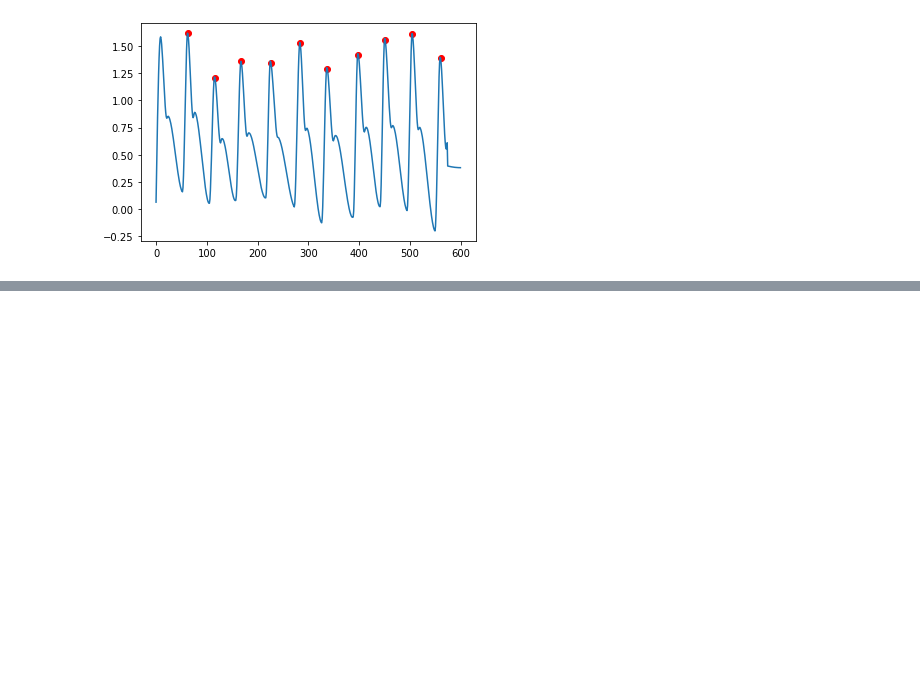
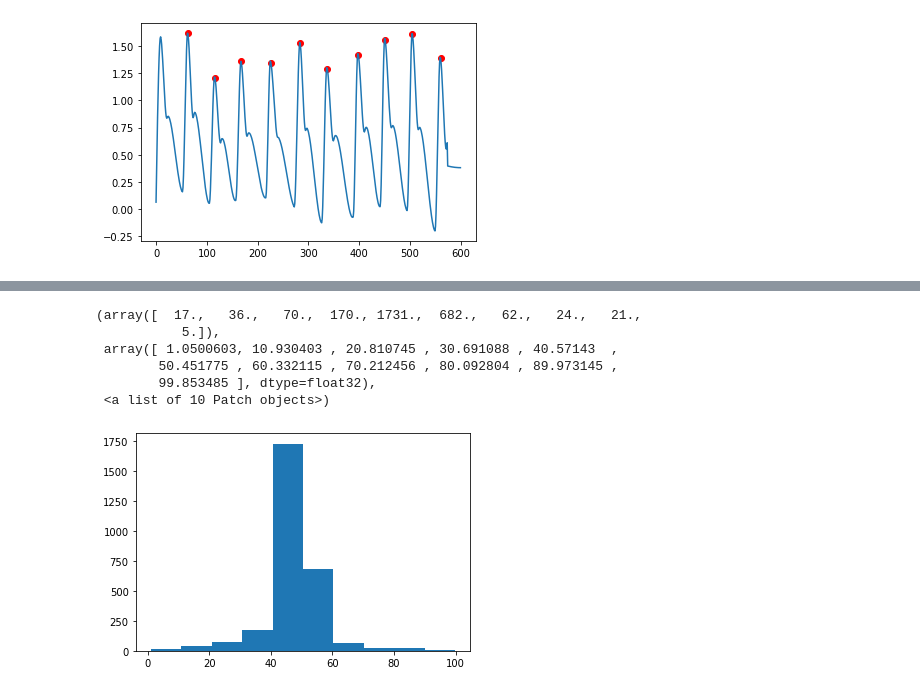
Before and after one commit to epsilon-deltta/spi2nrs, a Jupyter notebook: test.ipynb, the cells around one changed output, grey strips where cells are left out. Cells and saved outputs as stored; diff of their text form; code cells hidden in the pictures; blank space fills up the shorter version.

```diff
--- a/test.ipynb
+++ b/test.ipynb
@@ -559,0 +734,10 @@ plt.plot(ppg)
+# %%
+plt.hist(aca_dia)
+# %% [output]
+(array([  17.,   36.,   70.,  170., 1731.,  682.,   62.,   24.,   21.,
+           5.]),
+ array([ 1.0500603, 10.930403 , 20.810745 , 30.691088 , 40.57143  ,
+        50.451775 , 60.332115 , 70.212456 , 80.092804 , 89.973145 ,
+        99.853485 ], dtype=float32),
+ <a list of 10 Patch objects>)
+[figure, added]
```
Also changed, not shown: parts of 25 cells of this notebook.
